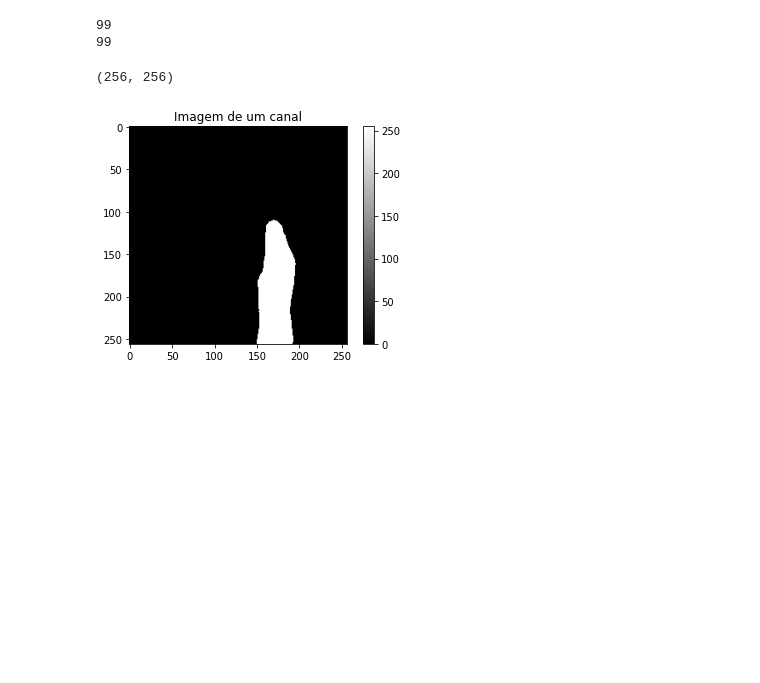
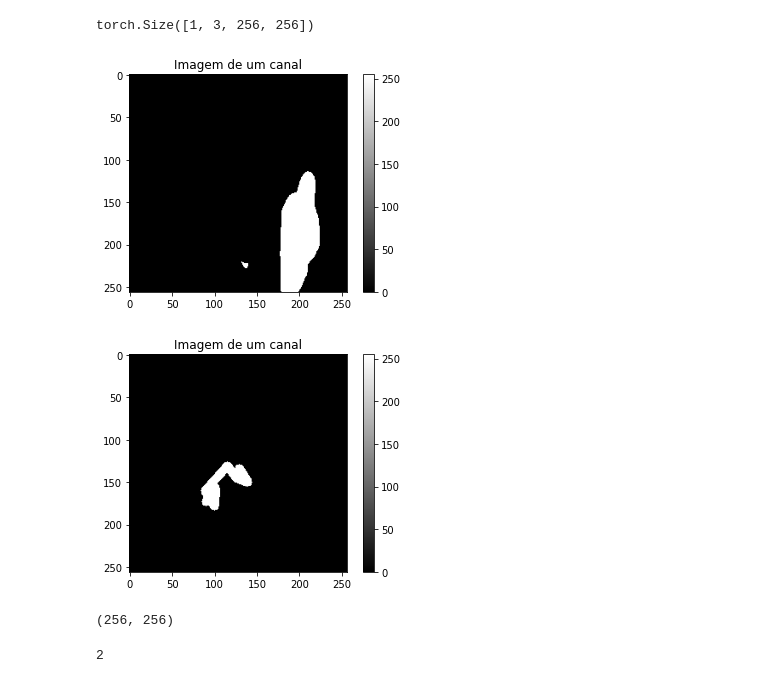
Before and after one commit to iagorichard/train-segmentation-human-robot, a Jupyter notebook: tests.ipynb, the cells around one changed output. Cells and saved outputs as stored; diff of their text form; code cells hidden in the pictures; blank space fills up the shorter version.

```diff
--- a/tests.ipynb
+++ b/tests.ipynb
@@ -219,47 +324,80 @@ shape_lista(dataset_masks['1_2_12'])
 # %%
+def transform_masks(mask_human, mask_robot, mask_mode=None):
+
+    # Processar a máscara conforme o modo selecionado
+    if mask_mode == "entropy":
+        # Cria uma máscara onde a perda de entropia cruzada pode ser aplicada
+        mask = mask_human + (mask_robot * 2)
+    else:
+        # Cria uma máscara onde cada canal representa uma classe
+        m, n = mask_human.shape
+        mask = np.zeros((3, m, n), dtype=np.float32)
+        mask[0] = 1 - (mask_human + mask_robot)  # Background
+        mask[1] = mask_human  # Humano
+        mask[2] = mask_robot  # Robô
+
+    # Converte a máscara para um tensor PyTorch
+    mask_tensor = torch.tensor(mask, dtype=torch.float32)
+
+    # Expande a dimensão do tensor da máscara para corresponder ao batch
+    mask_tensor = mask_tensor.unsqueeze(0)
+
+    return mask_tensor
+
+
 def draw_contours(contours):
-    # Criar uma imagem binária inicializada com valores 1 (branco)
+    # Criar uma imagem binária inicializada com valores 0 (preto)
     imagem_binaria = np.zeros((256, 256), dtype=np.uint8)
 
-    # Converter os contornos para o formato aceito pelo OpenCV
-    contornos_np = np.array(contours, dtype=np.int32)
+    # Verificar o número de contornos
+    if len(contours) == 1:
+        # Caso haja apenas um contorno, converte e desenha diretamente
+        contornos_np = np.array(contours[0], dtype=np.int32)
+        cv2.drawContours(imagem_binaria, [contornos_np], -1, (255, 255, 255), thickness=cv2.FILLED)
+    elif len(contours) == 0:
+        return imagem_binaria
+    else:
+        # Caso haja mais de um contorno, converte cada um e desenha
+        for contorno in contours:
+            contornos_np = np.array(contorno, dtype=np.int32)
+            cv2.drawContours(imagem_binaria, [contornos_np], -1, (255, 255, 255), thickness=cv2.FILLED)
 
-    # Desenhar os contornos na imagem binária
-    return cv2.drawContours(imagem_binaria, contornos_np, -1, (255, 255, 255), thickness=cv2.FILLED)
+    return imagem_binaria
 
 
 def organize_masks(dataset_masks, data, camera, frame):
 
     dict_human = dataset_masks[f'{data}']
     dict_robot = dataset_masks[f'{data}_robot']
 
     for _, all_masks_found in dict_human.items():
         masks_data_camera = all_masks_found[f'subimage_{camera}']
-        print(len(masks_data_camera))
+        #print(len(masks_data_camera))
         contours_human = masks_data_camera[frame]
 
     for _, all_masks_found in dict_robot.items():
         masks_data_camera = all_masks_found[f'subimage_{camera}']
-        print(len(masks_data_camera))
+        #print(len(masks_data_camera))
         contours_robot = masks_data_camera[frame]
+
+        #print(contours_human)
+
 
     return draw_contours(contours_human), draw_contours(contours_robot)
 
 
-data, frame, camera = "1_1_2", 90, 1
+data, frame, camera = "2_1_2", 180, 3
 
 mask_human, mask_robot = organize_masks(dataset_masks, data, camera, frame)
+mask_tensor = transform_masks(mask_human, mask_robot)
+print(mask_tensor.shape)
+show_masks(mask_human)
+show_masks(mask_robot)
 # %% [output]
-99
-99
+torch.Size([1, 3, 256, 256])
+[figure, added]
+[figure, added]
 # %%
 mask_robot.shape
 # %% [output]
 (256, 256)
-# %%
-plt.imshow(mask_human, cmap='gray')  # cmap='gray' garante que a imagem será mostrada em tons de cinza
-plt.title('Imagem de um canal')
-plt.colorbar()  # Adiciona uma barra de cores para referência
-plt.show()
-# %% [output]
-[figure, removed]
@@ -265,0 +406,4 @@ plt.show()
+# %%
+len(cu)
+# %% [output]
+2
```
Also changed, not shown: parts of 15 cells of this notebook, 1 other file.
